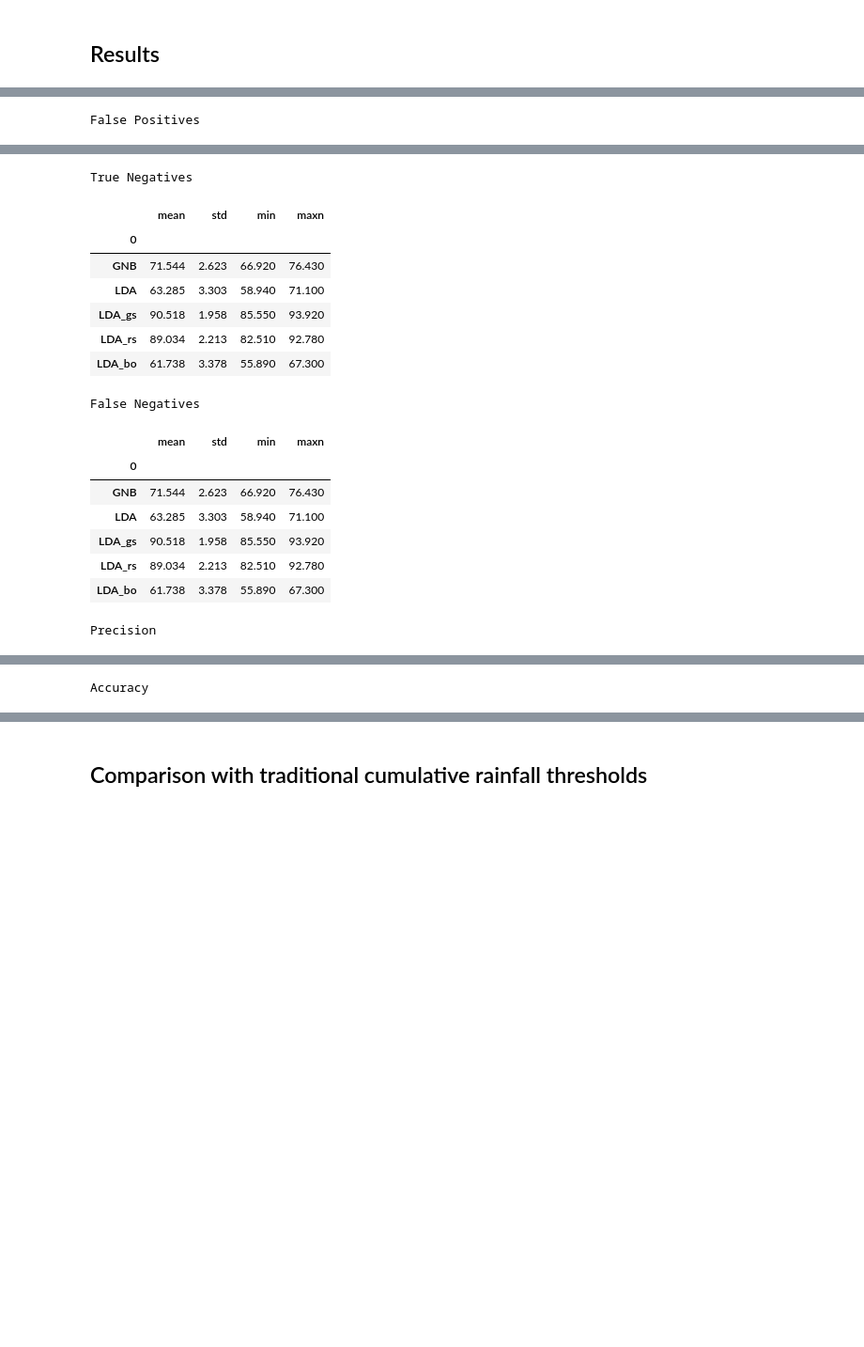
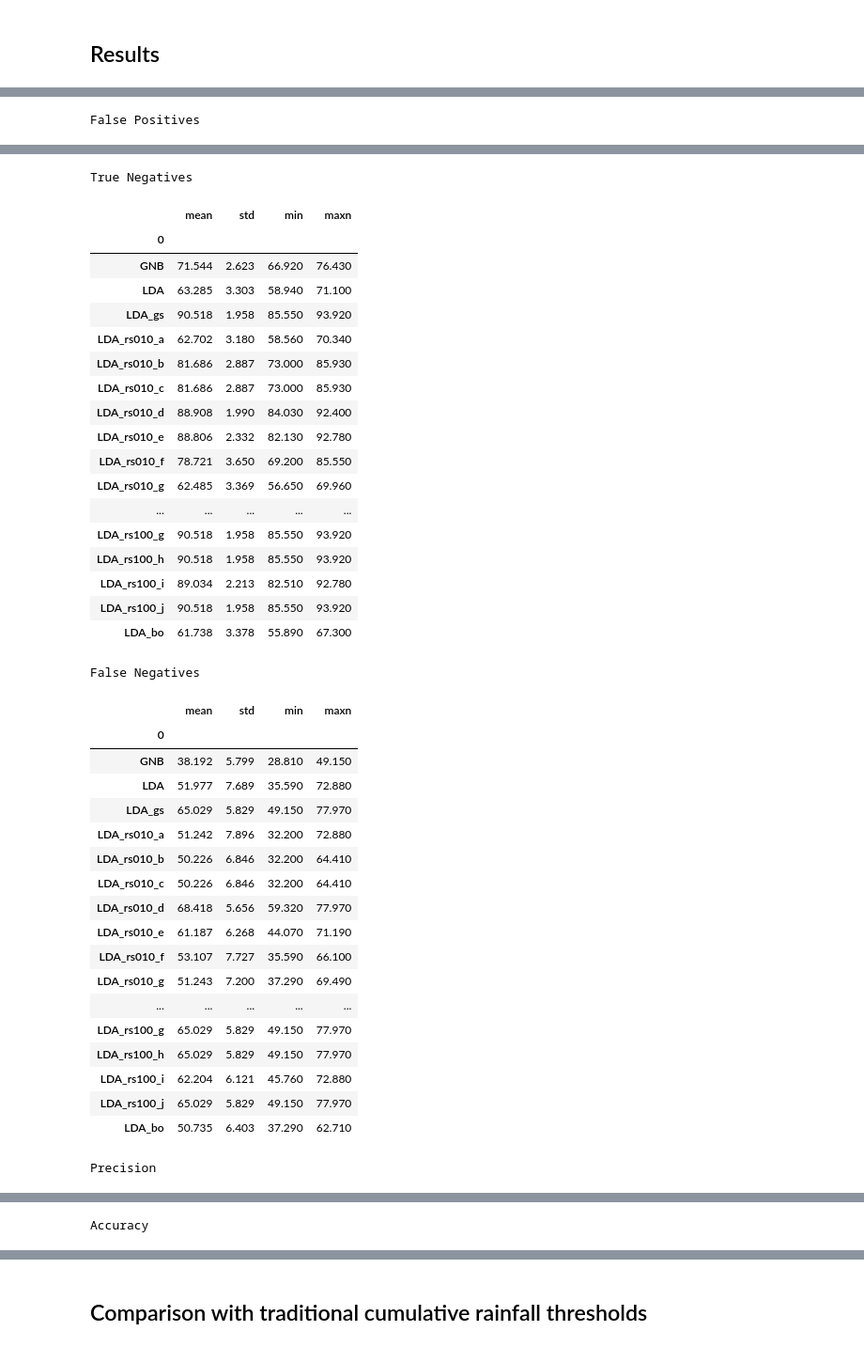
Before and after one commit to ravucordilleras/SC02-dengue-forecasting, a Jupyter notebook: v1/humidity.ipynb, the cells around one changed output, grey strips where cells are left out. Shown at 94% size. Saved outputs shown, nothing was run; the diff lists cells and outputs as text; code cells hidden in the pictures; blank space fills up the shorter version.

```diff
--- a/v1/humidity.ipynb
+++ b/v1/humidity.ipynb
@@ -15,7 +15,18 @@ import time                                 # pip install -U scikit-learn
 ## Adjustments (knobs/parameters) - added for more flexibility
 # %%
 # [0:"kNN", 1:"DT", 2:"AdaBoost", 3:"GNB", 4:"LR", 5:"SVM.SVC", 6:"LogitBoost", 7:"LDA", 8:"LDA_a", 9:"LDA_b", 10:"LDA_c"]
-mls_to_test = [3, 7, 8, 9, 10]
+mls_to_test = [3, 7, 8,
+               9, 10, 11, 12, 13, 14, 15, 16, 17, 18,                       # 10
+               # 19, 20, 21, 22, 23, 24, 25, 26, 27, 28,                      # 20
+            #    29, 30, 31, 32, 33, 34, 35, 36, 37, 38,                      # 30
+            #    39, 40, 41, 42, 43, 44, 45, 46, 47, 48,                      # 40
+               # 49, 50, 51, 52, 53, 54, 55, 56, 57, 58,                      # 50
+            #    59, 60, 61, 62, 63, 64, 65, 66, 67, 68,                      # 60
+            #    69, 70, 71, 72, 73, 74, 75, 76, 77, 78,                      # 70
+            #    79, 80, 81, 82, 83, 84, 85, 86, 87, 88,                      # 80
+               # 89, 90, 91, 92, 93, 94, 95, 96, 97, 98,                      # 90
+               # 99, 100, 101, 102, 103, 104, 105, 106, 107, 108,             # 100
+               109]
 
 # training iteration multiplier (author used 100, we should set it to 100 during our final run just in case)
 tim = 1                 # author used 100
@@ -266,7 +381,9 @@ print(time_spent)
 # %%
-print("aaa", randomized_search.best_estimator_)
-print("bbb", randomized_search.best_score_)
-print("ccc", randomized_search.best_params_)
+for x in arr:
+    print(x)
+# print("aaa", randomized_search.best_estimator_)
+# print("bbb", randomized_search.best_score_)
+# print("ccc", randomized_search.best_params_)
 # rs_optimal_params = randomized_search.best_params_
 # print(type(gs_optimal_params), gs_optimal_params)         # {'n_components': None, 'priors': None, 'solver': 'svd', 'tol': 1.0}
 # print(grid_search.cv_results_)
@@ -773,6 +1033,23 @@ print("G-Mean")
 display(GMNsum)
 print()
 
+try:
+    COrain.to_csv("results/shifted_data.csv", index="false")            # there's a bug if you use a trailing slash '/' before the folder/directory
+    TPRs.to_csv("results/TPRs.csv", index="false")
+    TNRs.to_csv("results/TNRs.csv", index="false")
+    FPRs.to_csv("results/FPRs.csv", index="false")
+    FNRs.to_csv("results/FNRs.csv", index="false")
+    ERRs.to_csv("results/ERRs.csv", index="false")
+    ACCs.to_csv("results/ACCs.csv", index="false")
+    RCLs.to_csv("results/RCLs.csv", index="false")
+    PRCs.to_csv("results/PRCs.csv", index="false")
+    SPCs.to_csv("results/SPCs.csv", index="false")
+    FSCs.to_csv("results/FSCs.csv", index="false")
+    GMNs.to_csv("results/GMNs.csv", index="false")
+    aROCs.to_csv("results/aROCs.csv", index="false")
+except OSError as e:
+    print(e)
+
 # revert result to percent (0.0 - 1.0)
 # FPRs = FPRs/100
 # TPRs = TPRs/100
@@ -797,20 +1096,42 @@ False Positives
 | LDA_bo | 38.262 | 3.378 | 32.700 | 44.110 |
 True Negatives
 |  | mean | std | min | maxn |
 | 0 |  |  |  |  |
 | GNB | 71.544 | 2.623 | 66.920 | 76.430 |
 | LDA | 63.285 | 3.303 | 58.940 | 71.100 |
 | LDA_gs | 90.518 | 1.958 | 85.550 | 93.920 |
-| LDA_rs | 89.034 | 2.213 | 82.510 | 92.780 |
+| LDA_rs010_a | 62.702 | 3.180 | 58.560 | 70.340 |
+| LDA_rs010_b | 81.686 | 2.887 | 73.000 | 85.930 |
+| LDA_rs010_c | 81.686 | 2.887 | 73.000 | 85.930 |
+| LDA_rs010_d | 88.908 | 1.990 | 84.030 | 92.400 |
+| LDA_rs010_e | 88.806 | 2.332 | 82.130 | 92.780 |
+| LDA_rs010_f | 78.721 | 3.650 | 69.200 | 85.550 |
+| LDA_rs010_g | 62.485 | 3.369 | 56.650 | 69.960 |
+| ... | ... | ... | ... | ... |
+| LDA_rs100_g | 90.518 | 1.958 | 85.550 | 93.920 |
+| LDA_rs100_h | 90.518 | 1.958 | 85.550 | 93.920 |
+| LDA_rs100_i | 89.034 | 2.213 | 82.510 | 92.780 |
+| LDA_rs100_j | 90.518 | 1.958 | 85.550 | 93.920 |
 | LDA_bo | 61.738 | 3.378 | 55.890 | 67.300 |
 False Negatives
 |  | mean | std | min | maxn |
 | 0 |  |  |  |  |
-| GNB | 71.544 | 2.623 | 66.920 | 76.430 |
-| LDA | 63.285 | 3.303 | 58.940 | 71.100 |
-| LDA_gs | 90.518 | 1.958 | 85.550 | 93.920 |
-| LDA_rs | 89.034 | 2.213 | 82.510 | 92.780 |
-| LDA_bo | 61.738 | 3.378 | 55.890 | 67.300 |
+| GNB | 38.192 | 5.799 | 28.810 | 49.150 |
+| LDA | 51.977 | 7.689 | 35.590 | 72.880 |
+| LDA_gs | 65.029 | 5.829 | 49.150 | 77.970 |
+| LDA_rs010_a | 51.242 | 7.896 | 32.200 | 72.880 |
+| LDA_rs010_b | 50.226 | 6.846 | 32.200 | 64.410 |
+| LDA_rs010_c | 50.226 | 6.846 | 32.200 | 64.410 |
+| LDA_rs010_d | 68.418 | 5.656 | 59.320 | 77.970 |
+| LDA_rs010_e | 61.187 | 6.268 | 44.070 | 71.190 |
+| LDA_rs010_f | 53.107 | 7.727 | 35.590 | 66.100 |
+| LDA_rs010_g | 51.243 | 7.200 | 37.290 | 69.490 |
+| ... | ... | ... | ... | ... |
+| LDA_rs100_g | 65.029 | 5.829 | 49.150 | 77.970 |
+| LDA_rs100_h | 65.029 | 5.829 | 49.150 | 77.970 |
+| LDA_rs100_i | 62.204 | 6.121 | 45.760 | 72.880 |
+| LDA_rs100_j | 65.029 | 5.829 | 49.150 | 77.970 |
+| LDA_bo | 50.735 | 6.403 | 37.290 | 62.710 |
 Precision
 |  | mean | std | min | maxn |
 | 0 |  |  |  |  |
```
Also changed, not shown: parts of 8 cells of this notebook.
